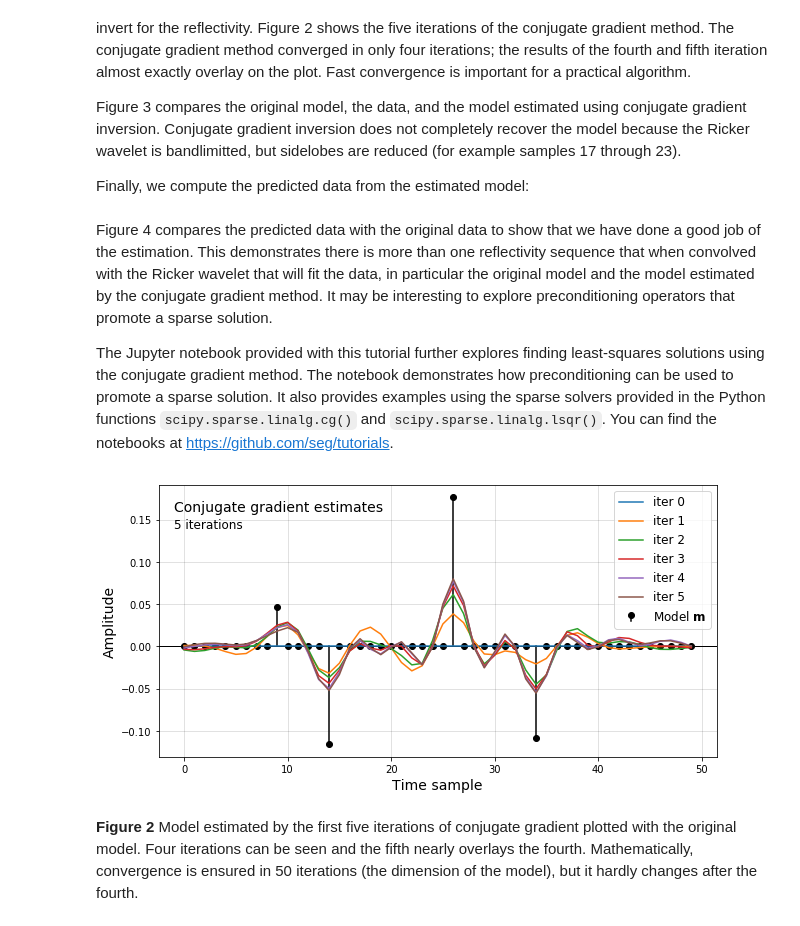
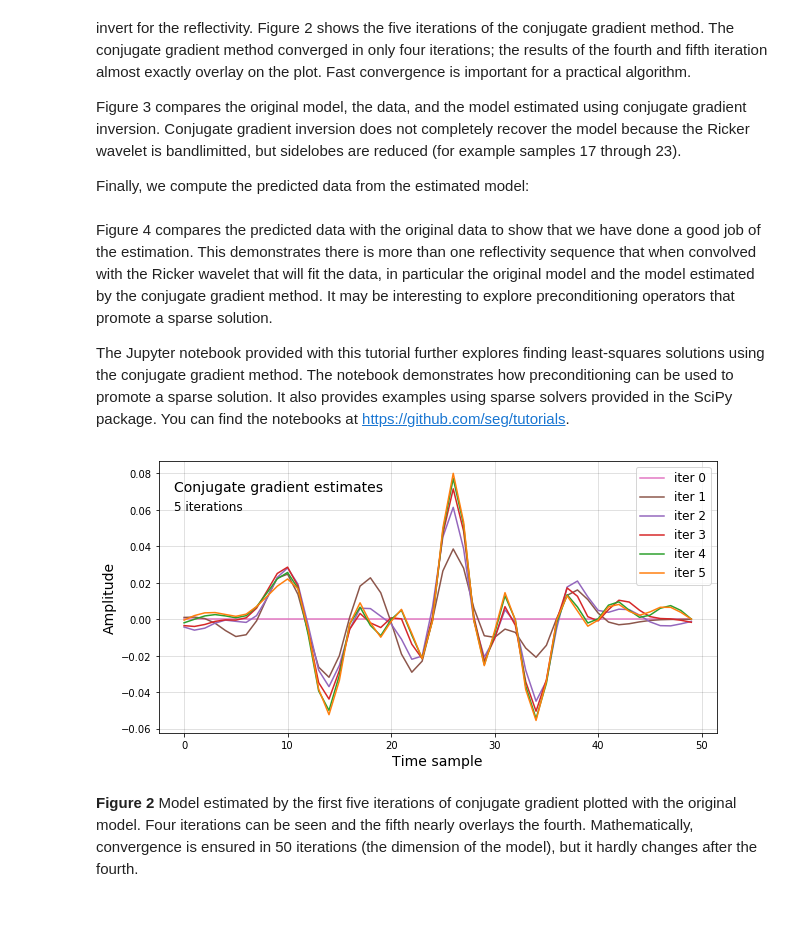
Before and after one commit to seg/tutorials-2018, a Jupyter notebook: 1804_Conjugate_gradient_inversion/conjugate_gradient_MS.ipynb, the cells around one changed output. Cells and saved outputs as stored; diff of their text form; code cells hidden in the pictures.

```diff
--- a/1804_Conjugate_gradient_inversion/conjugate_gradient_MS.ipynb
+++ b/1804_Conjugate_gradient_inversion/conjugate_gradient_MS.ipynb
@@ -288,26 +289,26 @@ d_pred = F.forward(m_est)
 # %% [markdown]
 Figure 4 compares the predicted data with the original data to show that we have done a good job of the estimation. This demonstrates there is more than one reflectivity sequence that when convolved with the Ricker wavelet that will fit the data, in particular the original model and the model estimated by the conjugate gradient method. It may be interesting to explore preconditioning operators that promote a sparse solution.
 
-The Jupyter notebook provided with this tutorial further explores finding least-squares solutions using the conjugate gradient method. The notebook demonstrates how preconditioning can be used to promote a sparse solution. It also provides examples using the sparse solvers provided in the Python functions `scipy.sparse.linalg.cg()` and `scipy.sparse.linalg.lsqr()`. You can find the notebooks at https://github.com/seg/tutorials.
+The Jupyter notebook provided with this tutorial further explores finding least-squares solutions using the conjugate gradient method. The notebook demonstrates how preconditioning can be used to promote a sparse solution. It also provides examples using sparse solvers provided in the SciPy package. You can find the notebooks at https://github.com/seg/tutorials.
 # %%
 # NOT FOR MANUSCRIPT
 fig, ax = plt.subplots(figsize=(10, 5))
 
-plt.stem(m, label=r'Model $\mathbf{m}$', basefmt='none', linefmt='k', markerfmt='ko')
-plt.axhline(color='k', lw=1)
+#plt.stem(m, label=r'Model $\mathbf{m}$', basefmt='none', linefmt='k', markerfmt='ko')
+#plt.axhline(color='k', lw=1)
 for i, m_est in enumerate(cache):
-    plt.plot(m_est, label=f'iter {i}')
+    plt.plot(m_est, color='C'+str(6-i), label='iter {}'.format(i))
 plt.legend(fontsize=12)
 plt.grid(color='k', alpha=0.15)
-ax.text(-1, 0.16, f'Conjugate gradient estimates', size=14)
-ax.text(-1, 0.14, f'{n} iterations', size=12)
+ax.text(-1, 0.07, 'Conjugate gradient estimates', size=14)
+ax.text(-1, 0.06, '{} iterations'.format(n), size=12)
 ax.set_xlabel('Time sample', size=14)
 ax.set_ylabel('Amplitude', size=14)
 
 plt.savefig('figure2_cg_est_iter.png', dpi=300)
 plt.show()
 # %% [output]
-[figure, old version]
+[figure, new version]
 # %% [markdown]
 **Figure 2** Model estimated by the first five iterations of conjugate gradient plotted with the original model.  Four iterations can be seen and the fifth nearly overlays the fourth.  Mathematically, convergence is ensured in 50 iterations (the dimension of the model), but it hardly changes after the fourth.
 # %%
```
Also changed, not shown: parts of 9 cells of this notebook, 5 other files.
